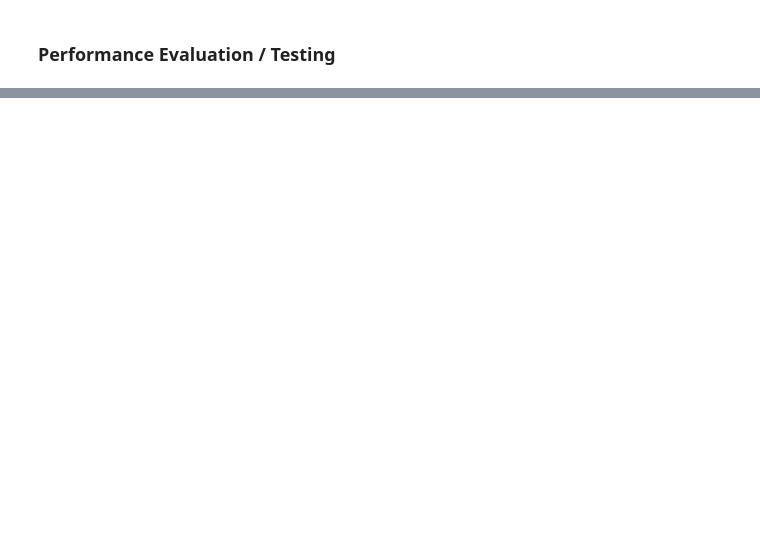
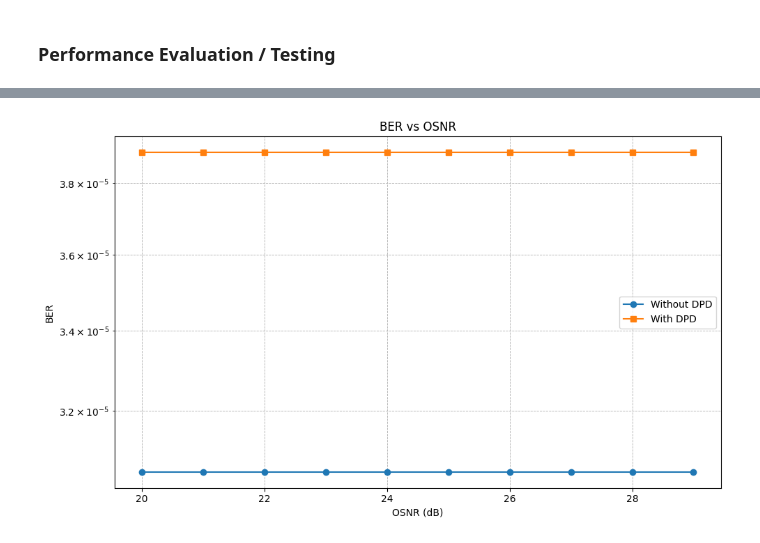
Before and after one commit to abdalrahimnaser/FYP, a Jupyter notebook: Experiementation/system_test_OSNR_back_to_back.ipynb, the cells around one changed output, grey strips where cells are left out. Drawn from its saved outputs; the diff is of its cells as text; code cells hidden in the pictures; blank space fills up the shorter version.

```diff
--- a/Experiementation/system_test_OSNR_back_to_back.ipynb
+++ b/Experiementation/system_test_OSNR_back_to_back.ipynb
@@ -866,7 +867,7 @@ def train_DPD(M, nBits, iteration_cnt = 15, **kwargs):
 ### Training the DPD - change to your modulation scheme of choice and re-run this cell
 # %%
 M = 16
-no_symbols= 25_000 # must be multiple of 5000 (seq_length)
+no_symbols= 100_000 # must be multiple of 5000 (seq_length)
 nBits = int(no_symbols * np.log2(M))
 SpSout = 2
 mzmScale = 0.8
@@ -1107,3 +1055,23 @@ Estimated linewidth: 836.761 kHz
+# %%
+ber_nodpd = [r["BER"] for r in results_nodpd]
+ber_dpd   = [r["BER"] for r in results_dpd]
+
+plt.figure(figsize=(10, 6))
+
+plt.semilogy(OSNR_dB_list, ber_nodpd, 'o-', label='Without DPD')
+plt.semilogy(OSNR_dB_list, ber_dpd, 's-', label='With DPD')
+
+# Labels and styling
+plt.xlabel("OSNR (dB)")
+plt.ylabel("BER")
+plt.title("BER vs OSNR")
+plt.grid(True, which='both', linestyle='--', linewidth=0.6)
+plt.legend()
+
+plt.tight_layout()
+plt.show()
+# %% [output]
+[figure, added]
 # %%
 print("\n==================== W/O DPD Results ====================\n")
 for r in results_nodpd:
```
Also changed, not shown: parts of 6 cells of this notebook, 26 other files.
